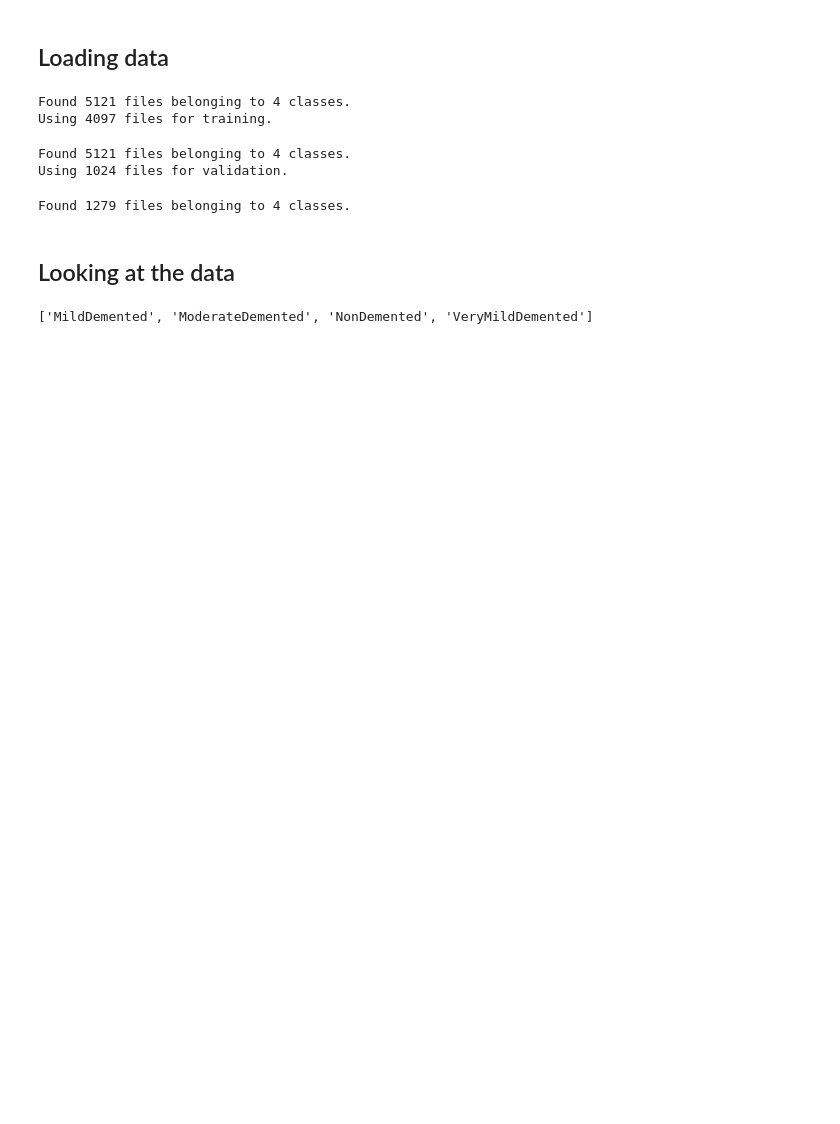
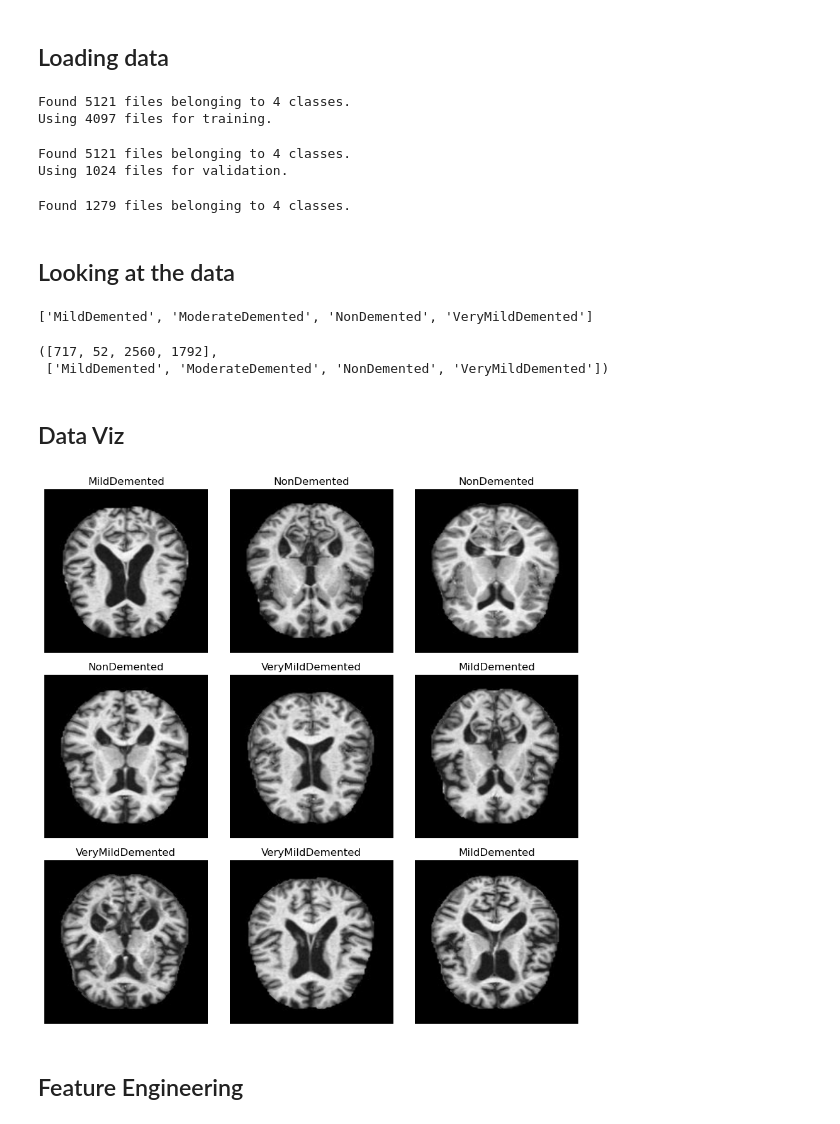
Before and after one commit to josecastillofl/CNN_Image_Classifier, a Jupyter notebook: Index.ipynb, the cells around one changed output. Saved outputs shown, nothing was run; the diff lists cells and outputs as text; code cells hidden in the pictures; blank space fills up the shorter version.

```diff
--- a/Index.ipynb
+++ b/Index.ipynb
@@ -34,3 +36,30 @@ classnames = train_ds.class_names
 classnames
 # %% [output]
 ['MildDemented', 'ModerateDemented', 'NonDemented', 'VeryMildDemented']
+# %%
+NUM_IMAGES = []
+
+for label in classnames:
+    dir_name = "data/Alzheimer_s Dataset/train/" + label[:-2] +'ed'
+    NUM_IMAGES.append(len([name for name in os.listdir(dir_name)]))
+
+NUM_IMAGES,classnames
+# %% [output]
+([717, 52, 2560, 1792],
+ ['MildDemented', 'ModerateDemented', 'NonDemented', 'VeryMildDemented'])
+# %% [markdown]
+## Data Viz
+# %%
+fig, axs = plt.subplots(nrows=3, ncols=3, figsize=(9,9))
+
+for images, labels in train_ds.take(1):
+    for i, ax in enumerate(axs.flatten()):
+        ax.imshow(images[i].numpy().astype("uint8"))
+        ax.set_title(train_ds.class_names[labels[i]])
+        ax.axis("off")
+plt.tight_layout()
+plt.show()
+# %% [output]
+[figure, added]
+# %% [markdown]
+## Feature Engineering
```
Also changed, not shown: parts of 2 cells of this notebook.
